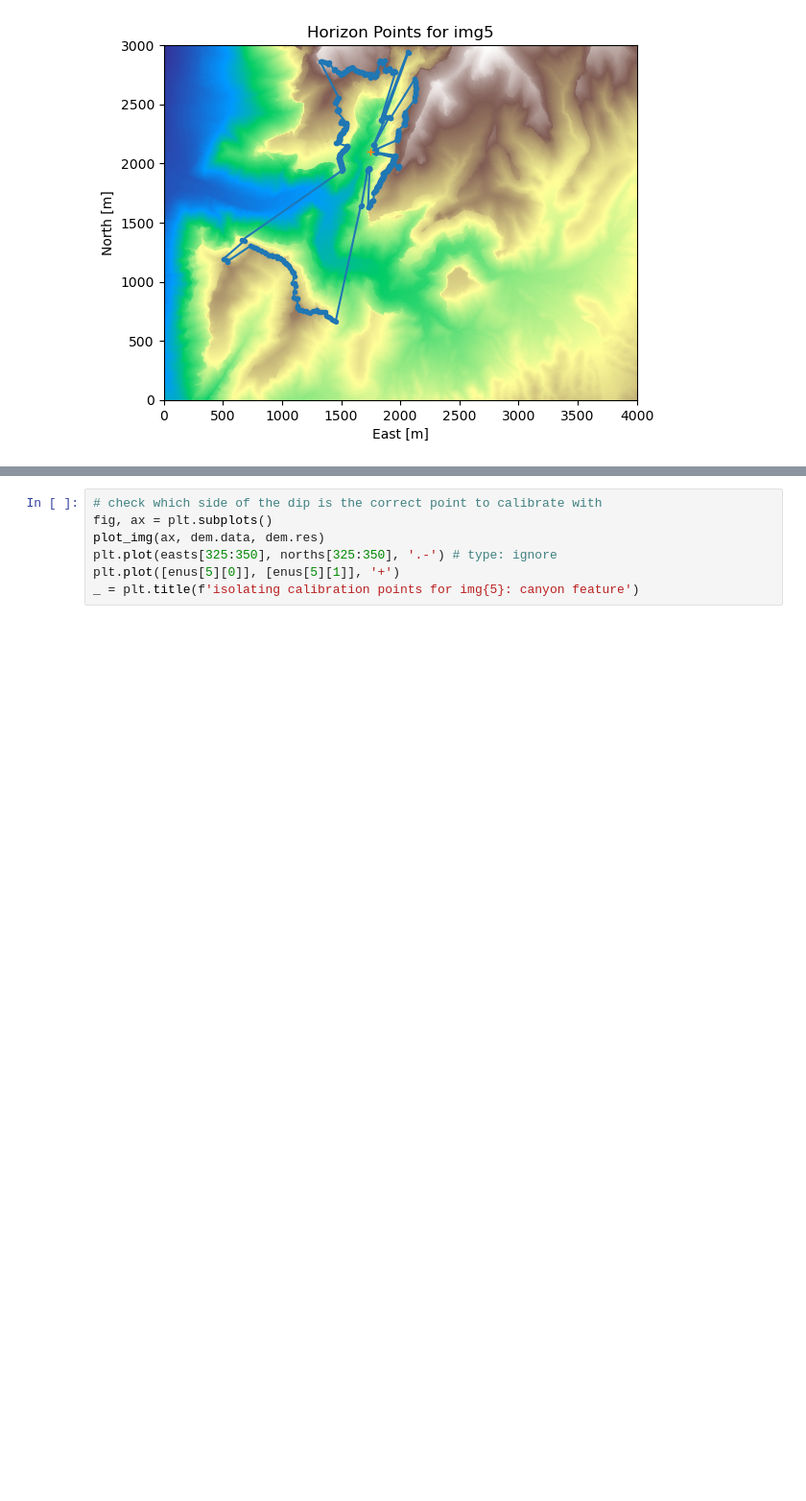
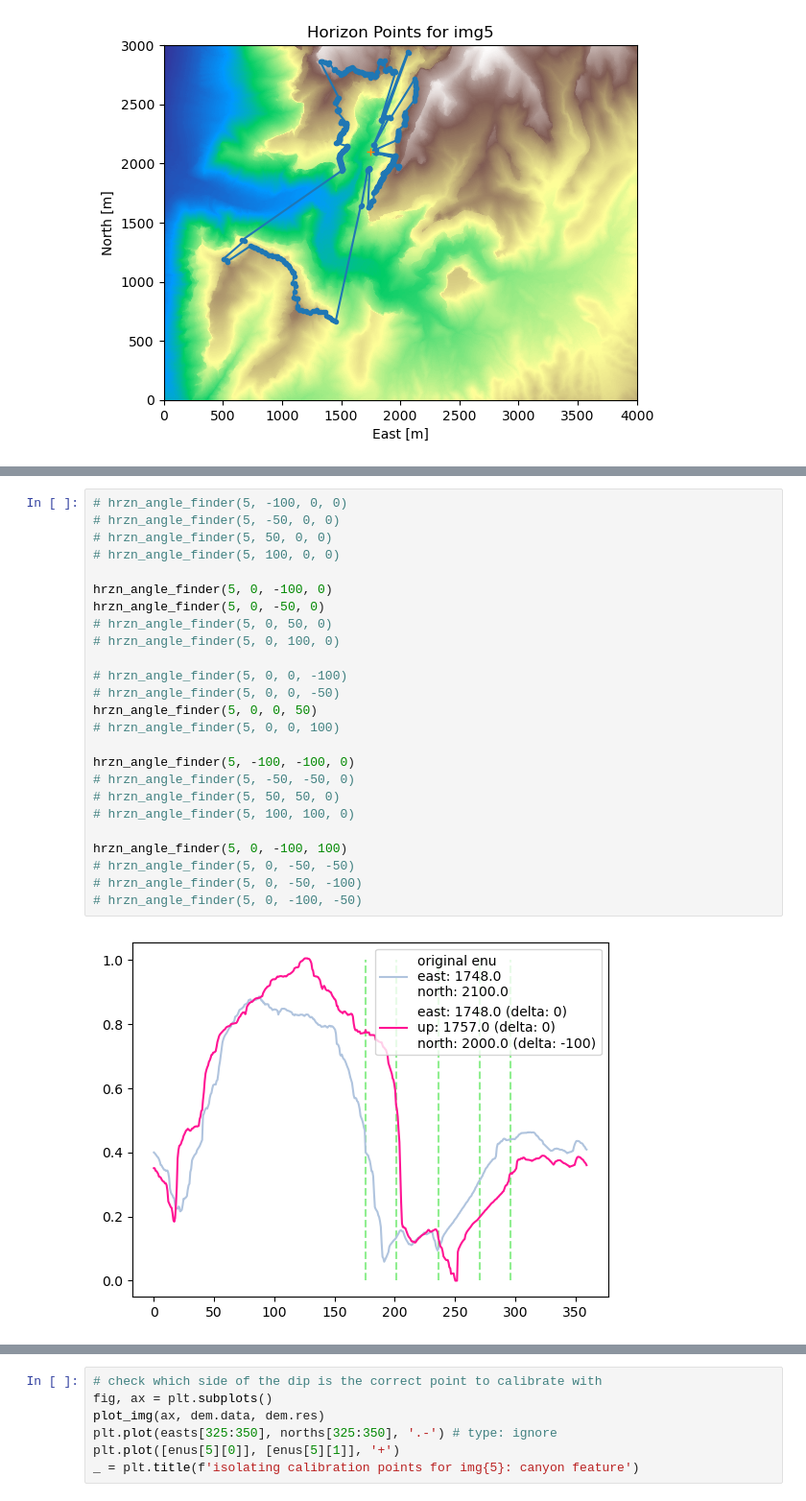
Before and after one commit to KomalKaur0/eigsep_hrzn_mapping, a Jupyter notebook: notebooks/horizon.ipynb, the cells around one changed output, grey strips where cells are left out. Shown at 96% size. Drawn from its saved outputs; the diff is of its cells as text; blank space fills up the shorter version.

```diff
--- a/notebooks/horizon.ipynb
+++ b/notebooks/horizon.ipynb
@@ -140,0 +170,27 @@ ax.plot(np.arange(512)*360/512, angles)
+# %%
+# hrzn_angle_finder(5, -100, 0, 0)
+# hrzn_angle_finder(5, -50, 0, 0)
+# hrzn_angle_finder(5, 50, 0, 0)
+# hrzn_angle_finder(5, 100, 0, 0)
+
+hrzn_angle_finder(5, 0, -100, 0)
+hrzn_angle_finder(5, 0, -50, 0)
+# hrzn_angle_finder(5, 0, 50, 0)
+# hrzn_angle_finder(5, 0, 100, 0)
+
+# hrzn_angle_finder(5, 0, 0, -100)
+# hrzn_angle_finder(5, 0, 0, -50)
+hrzn_angle_finder(5, 0, 0, 50)
+# hrzn_angle_finder(5, 0, 0, 100)
+
+hrzn_angle_finder(5, -100, -100, 0)
+# hrzn_angle_finder(5, -50, -50, 0)
+# hrzn_angle_finder(5, 50, 50, 0)
+# hrzn_angle_finder(5, 100, 100, 0)
+
+hrzn_angle_finder(5, 0, -100, 100)
+# hrzn_angle_finder(5, 0, -50, -50)
+# hrzn_angle_finder(5, 0, -50, -100)
+# hrzn_angle_finder(5, 0, -100, -50)
+# %% [output]
+[figure, added]
```
Also changed, not shown: parts of 8 cells of this notebook, 1 other file.
